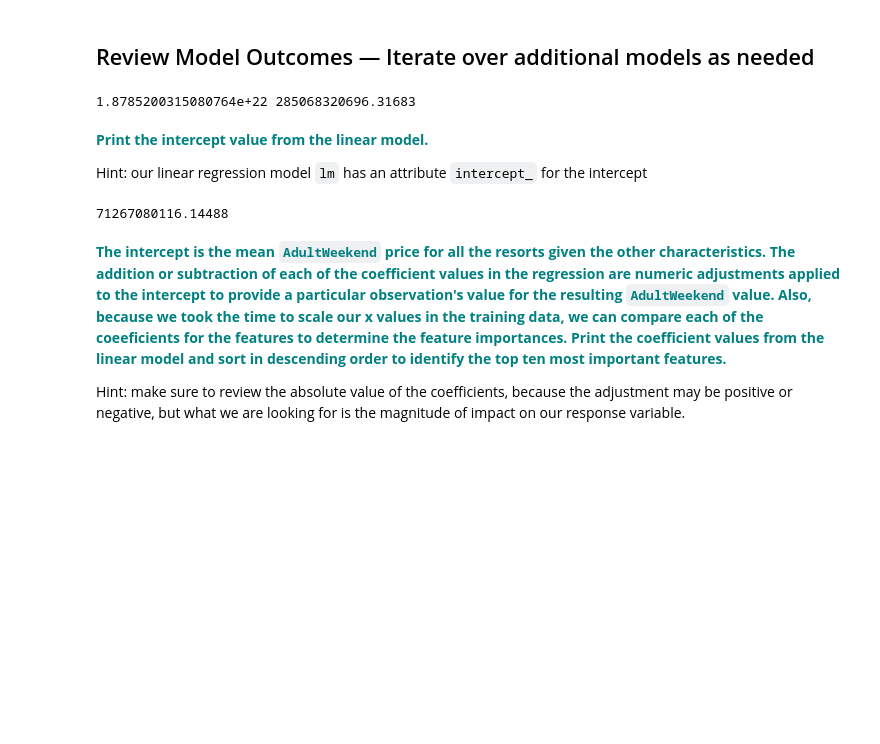
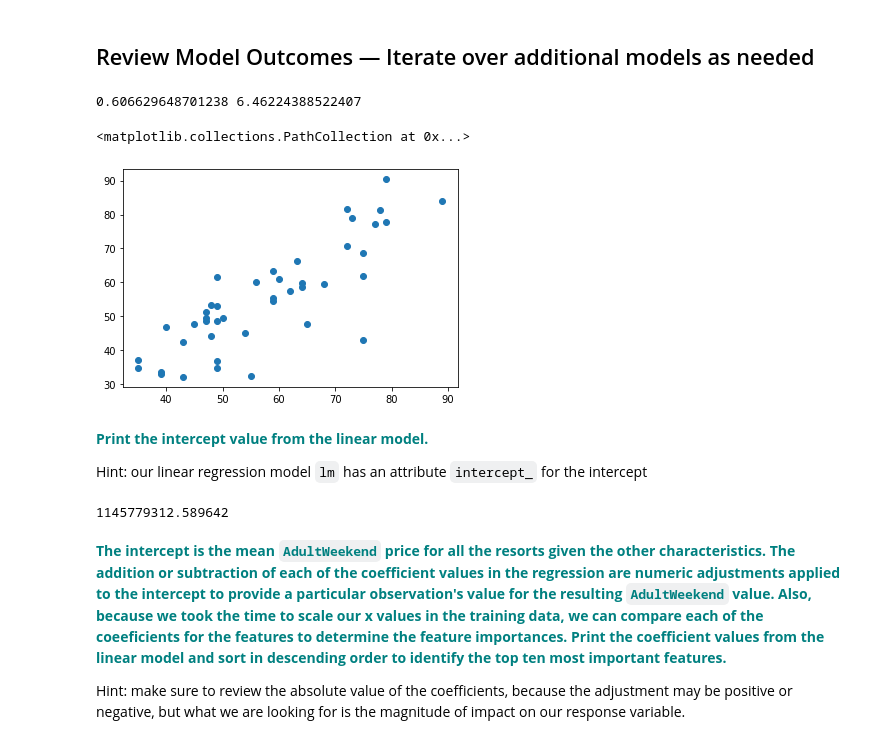
Before and after one commit to boardmjm/GuidedCapstone, a Jupyter notebook: Guided Capstone/Notebook_stepfourandfive.ipynb, the cells around one changed output. Cells and saved outputs as stored; diff of their text form; code cells hidden in the pictures; blank space fills up the shorter version.

```diff
--- a/Guided Capstone/Notebook_stepfourandfive.ipynb
+++ b/Guided Capstone/Notebook_stepfourandfive.ipynb
@@ -111,7 +107,7 @@ from sklearn import preprocessing
 X = df.drop(['Name','AdultWeekend'], axis=1)
 
 # Declare a response variable, called y, and assign it the AdultWeekend column of the df
-y = df.AdultWeekend
+y = df['AdultWeekend']
 
 # Here we use the StandardScaler() method of the preprocessing package, and then call the fit() method with parameter X
 scaler = preprocessing.StandardScaler().fit(X)
@@ -181,3 +184,7 @@ Hint: you will have to use the `predict()` method here as it's used in this [DSM
 # %%
 # Make a variable called y_pred and assign it the result of calling predict() on our model variable with parameter X_test
 y_pred = model.predict(X_test)
+y_pred = np.delete(y_pred, 36)
+y_test = np.delete(y_test, 36)
+print(y_pred)
+print(y_test)
@@ -189,11 +214,18 @@ y_pred = model.predict(X_test)
 evs = explained_variance_score(y_test, y_pred)
 # %%
 # You can plug y_test and y_pred into the functions to evaluate the model
-
 mae = mean_absolute_error(y_test, y_pred)
 print(abs(evs), mae)
 # %% [output]
-1.8785200315080764e+22 285068320696.31683
+0.606629648701238 6.46224388522407
+# %%
+#result = np.where(y_pred == y_pred[y_pred > 1000000])
+#print(result)
+plt.scatter(y_test, y_pred)
+#print(X_train)
+# %% [output]
+<matplotlib.collections.PathCollection at 0x...>
+[figure, added]
 # %% [markdown]
 **<font color='teal'> Print the intercept value from the linear model. </font>**
 
@@ -201,7 +233,7 @@ Hint: our linear regression model `lm` has an attribute `intercept_` for the int
 # %%
 print(abs(lm.intercept_))
 # %% [output]
-71267080116.14488
+1145779312.589642
 # %% [markdown]
 **<font color='teal'> The intercept is the mean `AdultWeekend` price for all the resorts given the other characteristics. The addition or subtraction of each of the coefficient values in the regression are numeric adjustments applied to the intercept to provide a particular observation's value for the resulting `AdultWeekend` value. Also, because we took the time to scale our x values in the training data, we can compare each of the coeeficients for the features to determine the feature importances. Print the coefficient values from the linear model and sort in descending order to identify the top ten most important features.</font>**
 
```
Also changed, not shown: parts of 9 cells of this notebook.
